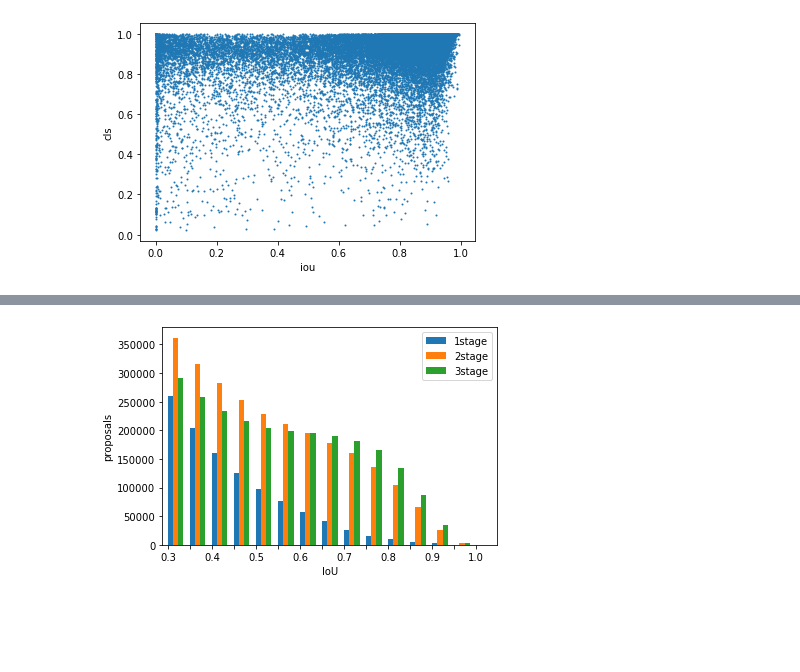
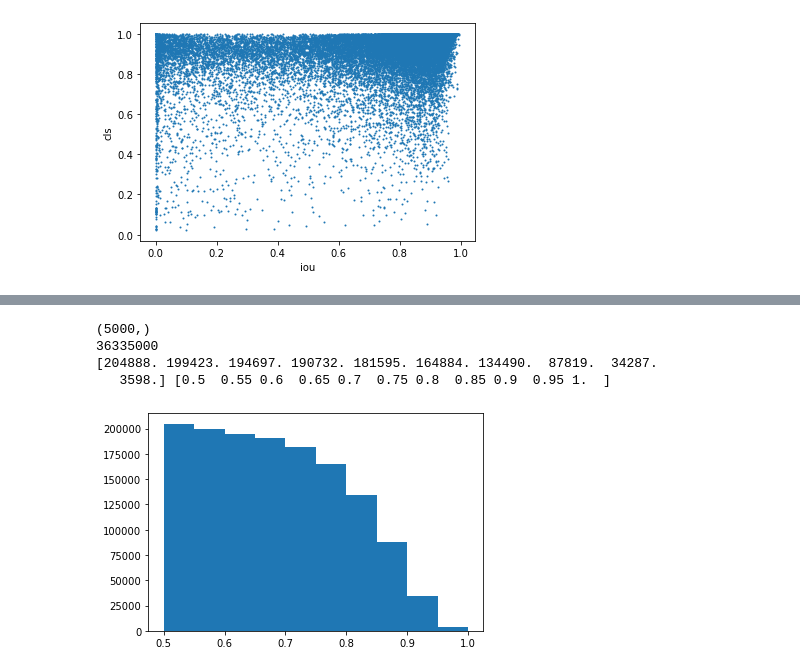
Before and after one commit to CurryYuan/mmdetection, a Jupyter notebook: Untitled.ipynb, the cells around one changed output, grey strips where cells are left out. Saved outputs shown, nothing was run; the diff lists cells and outputs as text; code cells hidden in the pictures; blank space fills up the shorter version.

```diff
--- a/Untitled.ipynb
+++ b/Untitled.ipynb
@@ -181,26 +178,15 @@ print(hist2, bins2)
-# %%
-# plt.xticks(np.arange(0.3,1.1,0.1))
-# params
-
-# x: 条形图x轴
-# y：条形图的高度
-# width：条形图的宽度 默认是0.8
-# bottom：条形底部的y坐标值 默认是0
-# align：center / edge 条形图是否以x轴坐标为中心点或者是以x轴坐标为边缘
-
-# plt.bar(bins, hist, label='graph 1', align="center")
-# plt.bar(bins1, hist1, label='graph 2', align="center")
-# plt.legend()
-
-# plt.xlabel('number')
-# plt.ylabel('value')
-
-index = ['0.3', '','0.4','','0.5','','0.6','','0.7','','0.8','','0.9','','1.0']
-df = pd.DataFrame({'1stage': hist, '2stage': hist1, '3stage':hist2}, index=index)
-ax = df.plot.bar(rot=0, width=0.7, align='edge')
-ax.set_xlabel('IoU')
-ax.set_ylabel('proposals')
-fig = ax.get_figure()
-fig.savefig('distribution.svg')
-# %% [output]
-[figure, removed]
+# %%
+x3 = open('work_dirs/ious.npy', 'rb')
+x3 = np.load(x3)
+print(x3.shape)
+x3 = [a for a in flatten(x3)]
+print(len(x3))
+
+hist3, bins3, _ = plt.hist(x3, bins=np.arange(0.5,1.05,0.05))
+print(hist3, bins3)
+# %% [output]
+(5000,)
+36335000
+[204888. 199423. 194697. 190732. 181595. 164884. 134490.  87819.  34287.
+   3598.] [0.5  0.55 0.6  0.65 0.7  0.75 0.8  0.85 0.9  0.95 1.  ]
+[figure, added]
```
Also changed, not shown: parts of 8 cells of this notebook, 5 other files.
